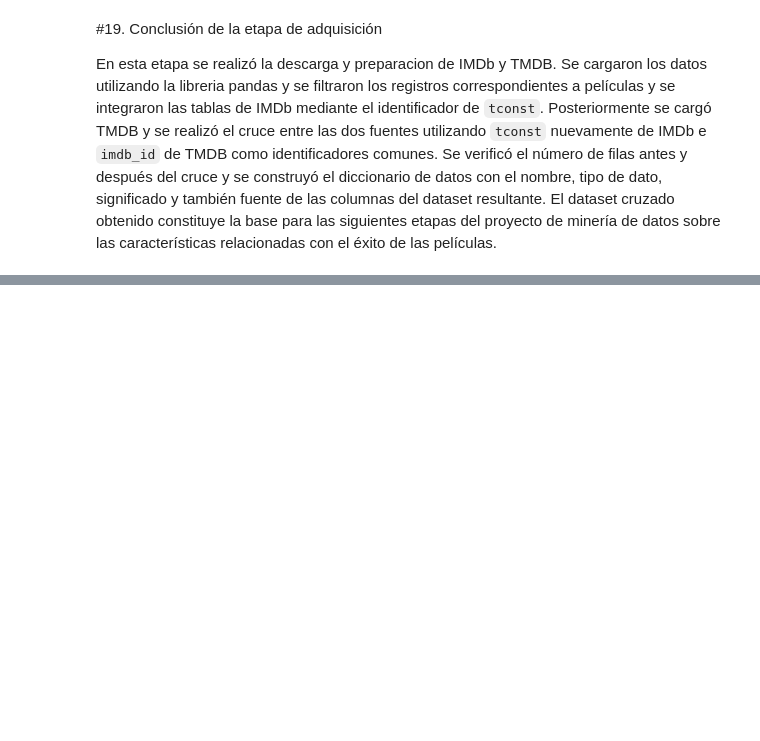
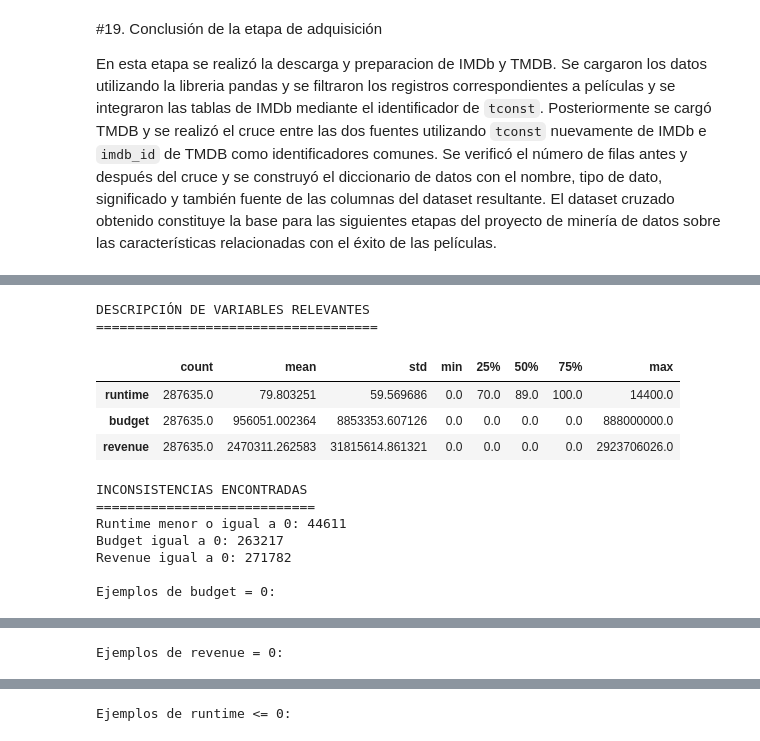
Before and after one commit to SantiCeballosM/mineria-datos-cine-exito, a Jupyter notebook: notebooks/Cine_Exito.ipynb, the cells around one changed output, grey strips where cells are left out. Cells and saved outputs as stored; diff of their text form; code cells hidden in the pictures; blank space fills up the shorter version.

```diff
--- a/notebooks/Cine_Exito.ipynb
+++ b/notebooks/Cine_Exito.ipynb
@@ -728,0 +1189,77 @@ El dataset cruzado obtenido constituye la base para las siguientes etapas del pr
+# %%
+# ============================================================
+# 23. IDENTIFICACIÓN DE INCONSISTENCIAS
+# ============================================================
+
+print("DESCRIPCIÓN DE VARIABLES RELEVANTES")
+print("====================================")
+
+display(
+    peliculas_cruzadas_calidad[
+        ["runtime", "budget", "revenue"]
+    ].describe().T
+)
+
+# Conteos de casos que serán tratados.
+runtime_invalidos = (
+    peliculas_cruzadas_calidad["runtime"].notna()
+    & (peliculas_cruzadas_calidad["runtime"] <= 0)
+).sum()
+
+budget_cero = (
+    peliculas_cruzadas_calidad["budget"].notna()
+    & (peliculas_cruzadas_calidad["budget"] == 0)
+).sum()
+
+revenue_cero = (
+    peliculas_cruzadas_calidad["revenue"].notna()
+    & (peliculas_cruzadas_calidad["revenue"] == 0)
+).sum()
+
+print("\nINCONSISTENCIAS ENCONTRADAS")
+print("============================")
+print("Runtime menor o igual a 0:", runtime_invalidos)
+print("Budget igual a 0:", budget_cero)
+print("Revenue igual a 0:", revenue_cero)
+
+# Mostrar ejemplos reales de los casos encontrados.
+if budget_cero > 0:
+    print("\nEjemplos de budget = 0:")
+    display(
+        peliculas_cruzadas_calidad.loc[
+            peliculas_cruzadas_calidad["budget"] == 0,
+            ["tconst", "primaryTitle", "budget", "revenue"]
+        ].head(5)
+    )
+
+if revenue_cero > 0:
+    print("\nEjemplos de revenue = 0:")
+    display(
+        peliculas_cruzadas_calidad.loc[
+            peliculas_cruzadas_calidad["revenue"] == 0,
+            ["tconst", "primaryTitle", "budget", "revenue"]
+        ].head(5)
+    )
+
+if runtime_invalidos > 0:
+    print("\nEjemplos de runtime <= 0:")
+    display(
+        peliculas_cruzadas_calidad.loc[
+            peliculas_cruzadas_calidad["runtime"] <= 0,
+            ["tconst", "primaryTitle", "runtime"]
+        ].head(5)
+    )
+# %% [output]
+DESCRIPCIÓN DE VARIABLES RELEVANTES
+====================================
+|  | count | mean | std | min | 25% | 50% | 75% | max |
+| runtime | 287635.0 | 79.803251 | 59.569686 | 0.0 | 70.0 | 89.0 | 100.0 | 14400.0 |
+| budget | 287635.0 | 956051.002364 | 8853353.607126 | 0.0 | 0.0 | 0.0 | 0.0 | 888000000.0 |
+| revenue | 287635.0 | 2470311.262583 | 31815614.861321 | 0.0 | 0.0 | 0.0 | 0.0 | 2923706026.0 |
+INCONSISTENCIAS ENCONTRADAS
+============================
+Runtime menor o igual a 0: 44611
+Budget igual a 0: 263217
+Revenue igual a 0: 271782
+
+Ejemplos de budget = 0:
@@ -728,0 +1272 @@ El dataset cruzado obtenido constituye la base para las siguientes etapas del pr
+Ejemplos de revenue = 0:
@@ -728,0 +1279 @@ El dataset cruzado obtenido constituye la base para las siguientes etapas del pr
+Ejemplos de runtime <= 0:
```
Also changed, not shown: parts of 33 cells of this notebook.
